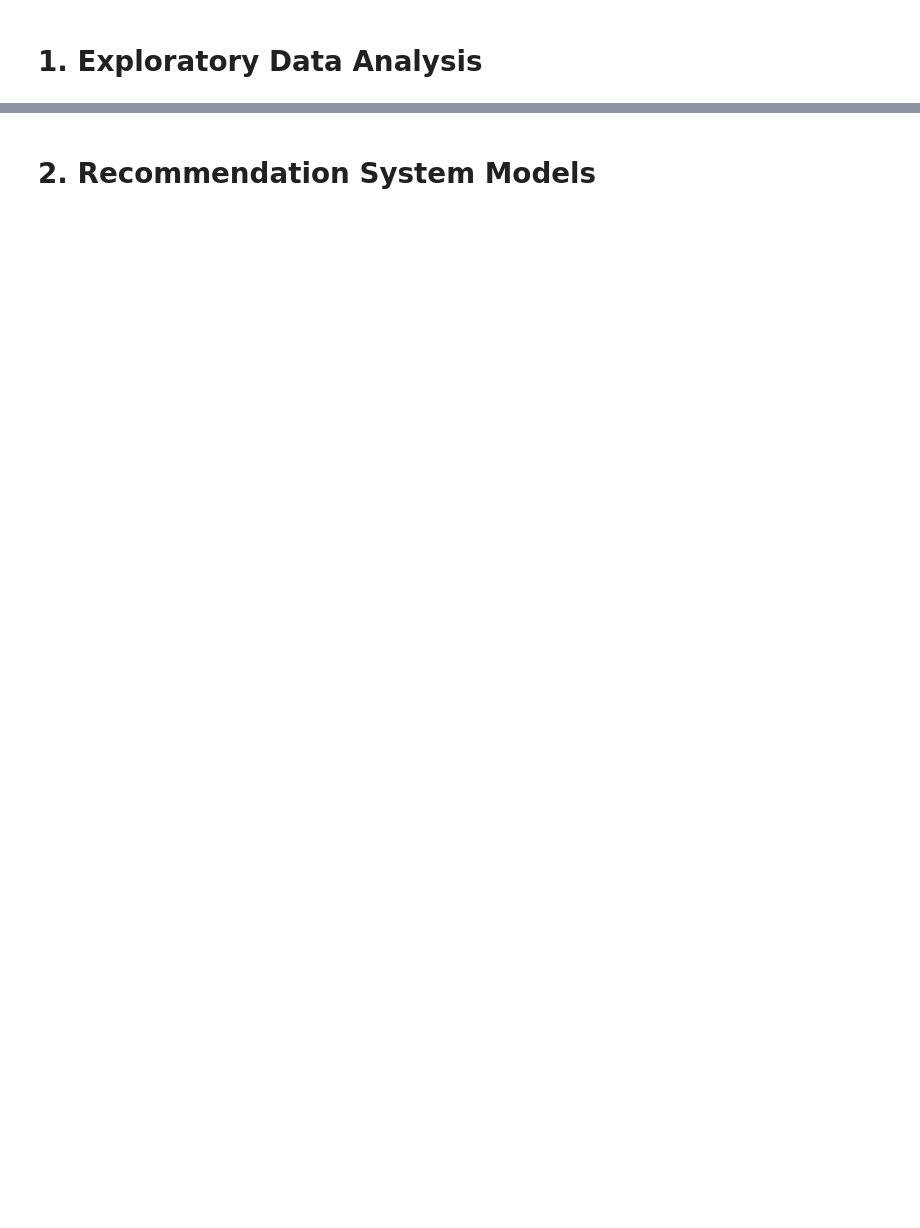
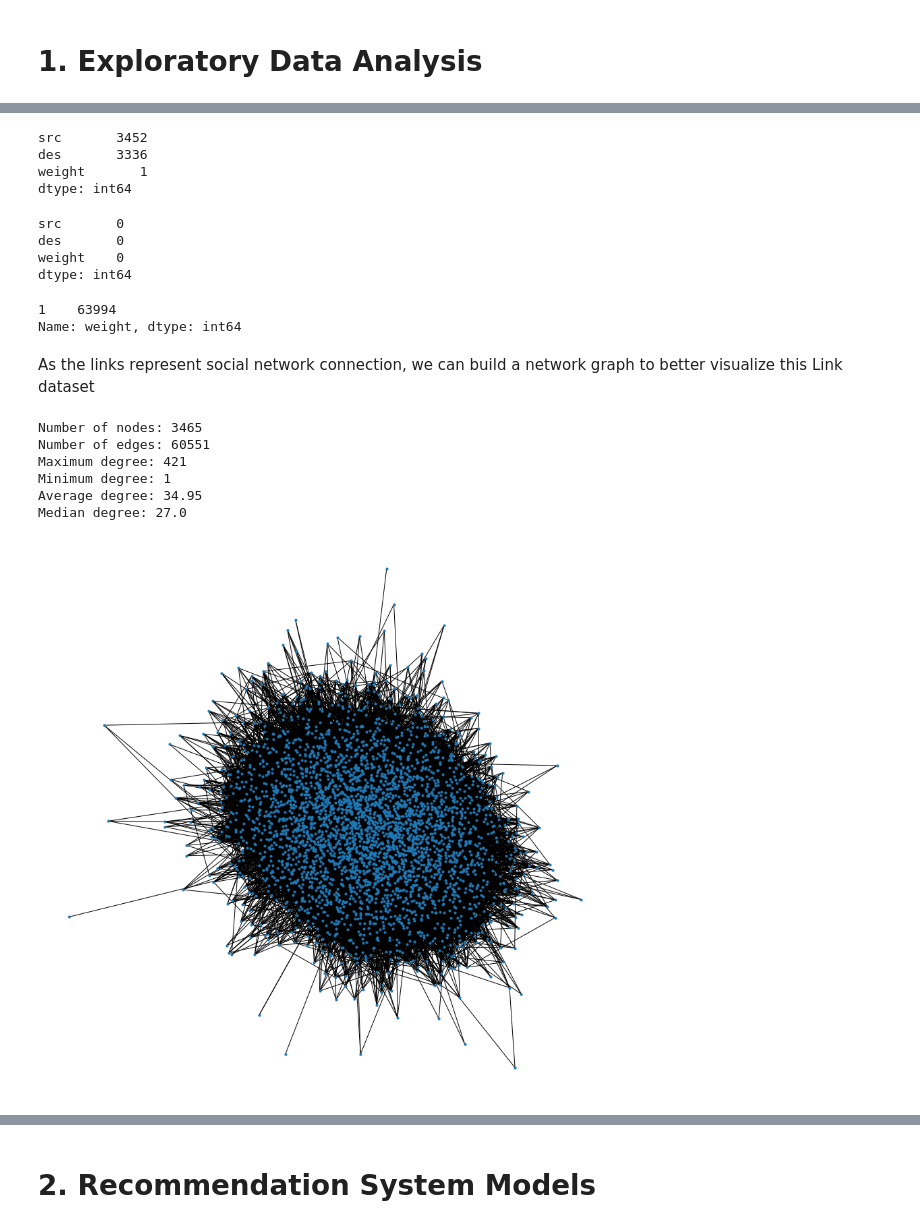
Before and after one commit to DanielTranDS/SocialMediaPhotos-RecommendationSystem-MatrixFactorization, a Jupyter notebook: RecommendationSystem_Codes.ipynb, the cells around one changed output, grey strips where cells are left out. Cells and saved outputs as stored; diff of their text form; code cells hidden in the pictures; blank space fills up the shorter version.

Commit message:
Implement Exploratory Data Analysis

```diff
--- a/RecommendationSystem_Codes.ipynb
+++ b/RecommendationSystem_Codes.ipynb
@@ -12,2 +38,10 @@
 # %% [markdown]
 # 1. Exploratory Data Analysis <a class="anchor" id="1"></a>
+# %%
+#Load data
+train=pd.read_csv('train.csv')
+test=pd.read_csv('test.csv')
+val=pd.read_csv('validation.csv')
+user_fea=pd.read_csv('user_fea.csv')
+item_fea=pd.read_csv('item_fea.csv')
+links=pd.read_csv('links.csv')
@@ -13,0 +274,68 @@
+# %%
+links.nunique()
+# %% [output]
+src       3452
+des       3336
+weight       1
+dtype: int64
+# %%
+links.isnull().sum()
+# %% [output]
+src       0
+des       0
+weight    0
+dtype: int64
+# %%
+links['weight'].value_counts()
+# %% [output]
+1    63994
+Name: weight, dtype: int64
+# %% [markdown]
+As the links represent social network connection, we can build a network graph to better visualize this Link dataset
+# %%
+#Build empty graph
+G_links = nx.empty_graph()
+
+#Iterate over dataframe and add nodes-edges
+for index, row in links.iterrows():
+    G_links.add_edge(row["src"], row["des"])
+# %%
+#Prepare lists of nodes, edges and degrees
+G_links_nodes = list(G_links.nodes())
+G_links_edges = list(G_links.edges())
+G_links_degree = list(G_links.degree())
+G_links_degrees_all_list = list(dict(G_links_degree).values())
+
+#Count of nodes and edges
+count_nodes_links = len(G_links_nodes)
+count_edges_links = len(G_links_edges)
+
+#Calculate average, median, min, and max of degrees
+avg_degree_links = np.mean(G_links_degrees_all_list)
+med_degree_links = np.median(G_links_degrees_all_list)
+max_degree_links = np.max(G_links_degrees_all_list)
+min_degree_links = np.min(G_links_degrees_all_list)
+
+print ("Number of nodes: " + str(count_nodes_links))
+print ("Number of edges: " + str(count_edges_links))
+
+print ("Maximum degree: " + str(max_degree_links))
+print ("Minimum degree: " + str(min_degree_links))
+
+print ("Average degree: " + str(np.round(avg_degree_links,3)))
+print ("Median degree: " + str(np.round(med_degree_links,3)))
+# %% [output]
+Number of nodes: 3465
+Number of edges: 60551
+Maximum degree: 421
+Minimum degree: 1
+Average degree: 34.95
+Median degree: 27.0
+# %%
+#Visualise social network data
+with sns.axes_style('white'):
+    fig = plt.subplots(1, figsize=(15,15))
+    nx.draw_networkx(G_links, edge_color='black', node_size=10, with_labels=False, arrows=False)
+    plt.axis('off')
+# %% [output]
+[figure, added]
```
Also changed, not shown: parts of 42 cells of this notebook.
